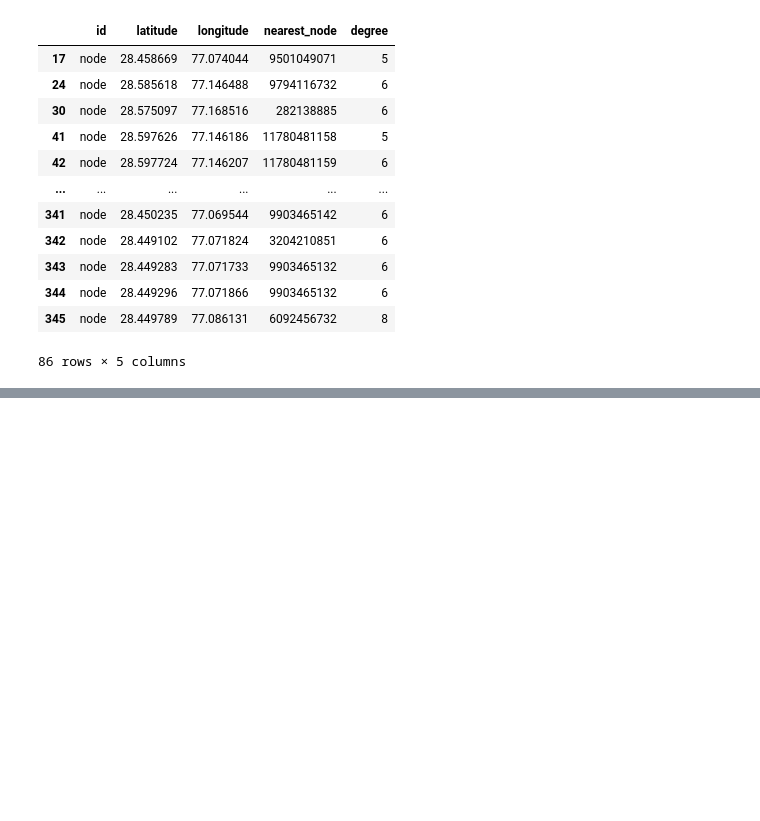
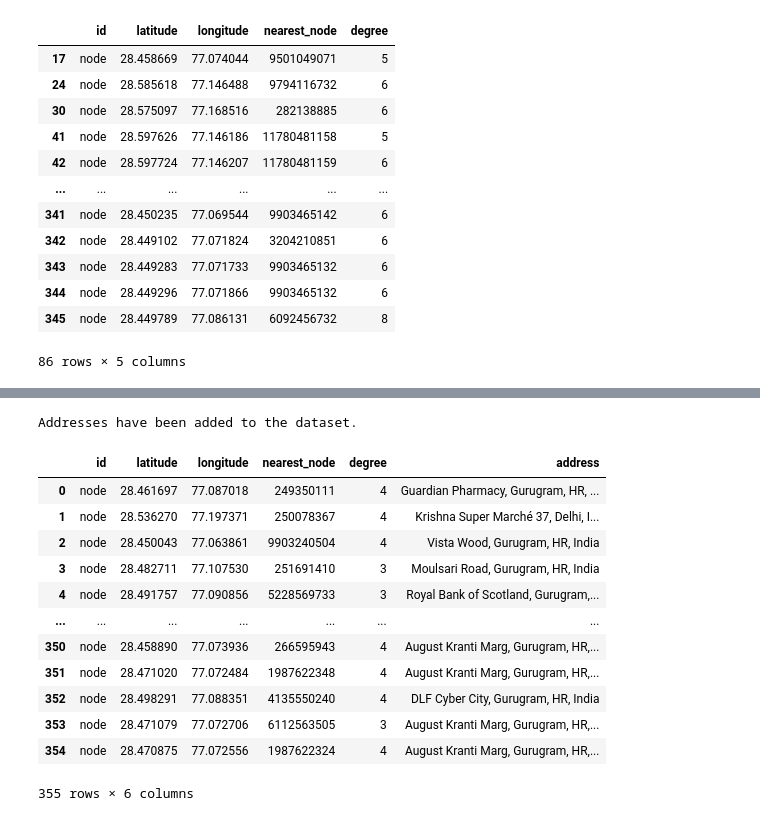
Before and after one commit to Shivani-Sharma-23/Traffic-Light-Optimization, a Jupyter notebook: Drive_through.ipynb, the cells around one changed output, grey strips where cells are left out. Saved outputs shown, nothing was run; the diff lists cells and outputs as text; code cells hidden in the pictures; blank space fills up the shorter version.

```diff
--- a/Drive_through.ipynb
+++ b/Drive_through.ipynb
@@ -88,17 +90,35 @@ m
 # %% [output]
 [interactive output not drawn]
 # %%
-def get_address(lat, lon, api_key):
-    url = f"https://maps.googleapis.com/maps/api/geocode/json?latlng={lat},{lon}&key={api_key}"
-    response = requests.get(url)
-    data = response.json()
-    if 'results' in data and len(data['results']) > 0:
-        return data['results'][0]['formatted_address']
-    else:
-        return None
+client = openrouteservice.Client(key='5b3ce3597851110001cf62487dab724e881e4bfeab36d60cd37e61f6')
 
-api_key = 'AIzaSyBkeg5qeWmtT-DKKFRhQHo4CQpqYKXWYvk'
+def get_address(row):
+    try:
+        coordinates = (row['longitude'], row['latitude'])
+        result = client.pelias_reverse(point=coordinates)
+        address = result['features'][0]['properties']['label']
+        return address
+    except Exception as e:
+        return str(e)
 
-data['address'] = data.apply(lambda row: get_address(row['latitude'], row['longitude'], api_key), axis=1)
+data['address'] = data.apply(get_address, axis=1)
 
-print(data)
+print("Addresses have been added to the dataset.")
+# %% [output]
+Addresses have been added to the dataset.
+# %%
+data
+# %% [output]
+|  | id | latitude | longitude | nearest_node | degree | address |
+| 0 | node | 28.461697 | 77.087018 | 249350111 | 4 | Guardian Pharmacy, Gurugram, HR, ... |
+| 1 | node | 28.536270 | 77.197371 | 250078367 | 4 | Krishna Super Marché 37, Delhi, I... |
+| 2 | node | 28.450043 | 77.063861 | 9903240504 | 4 | Vista Wood, Gurugram, HR, India |
+| 3 | node | 28.482711 | 77.107530 | 251691410 | 3 | Moulsari Road, Gurugram, HR, India |
+| 4 | node | 28.491757 | 77.090856 | 5228569733 | 3 | Royal Bank of Scotland, Gurugram,... |
+| ... | ... | ... | ... | ... | ... | ... |
+| 350 | node | 28.458890 | 77.073936 | 266595943 | 4 | August Kranti Marg, Gurugram, HR,... |
+| 351 | node | 28.471020 | 77.072484 | 1987622348 | 4 | August Kranti Marg, Gurugram, HR,... |
+| 352 | node | 28.498291 | 77.088351 | 4135550240 | 4 | DLF Cyber City, Gurugram, HR, India |
+| 353 | node | 28.471079 | 77.072706 | 6112563505 | 3 | August Kranti Marg, Gurugram, HR,... |
+| 354 | node | 28.470875 | 77.072556 | 1987622324 | 4 | August Kranti Marg, Gurugram, HR,... |
+355 rows × 6 columns
```
Also changed, not shown: parts of 4 cells of this notebook, 1 other file.
